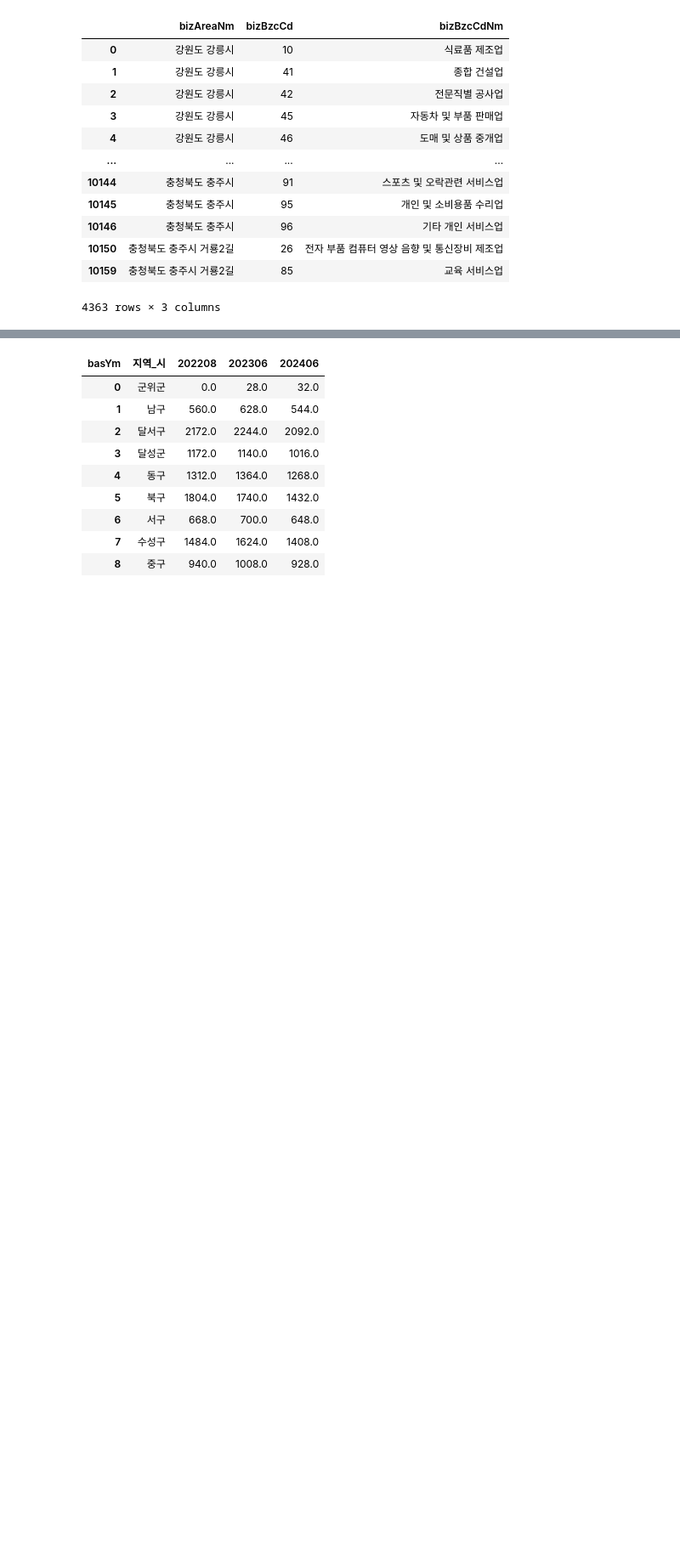
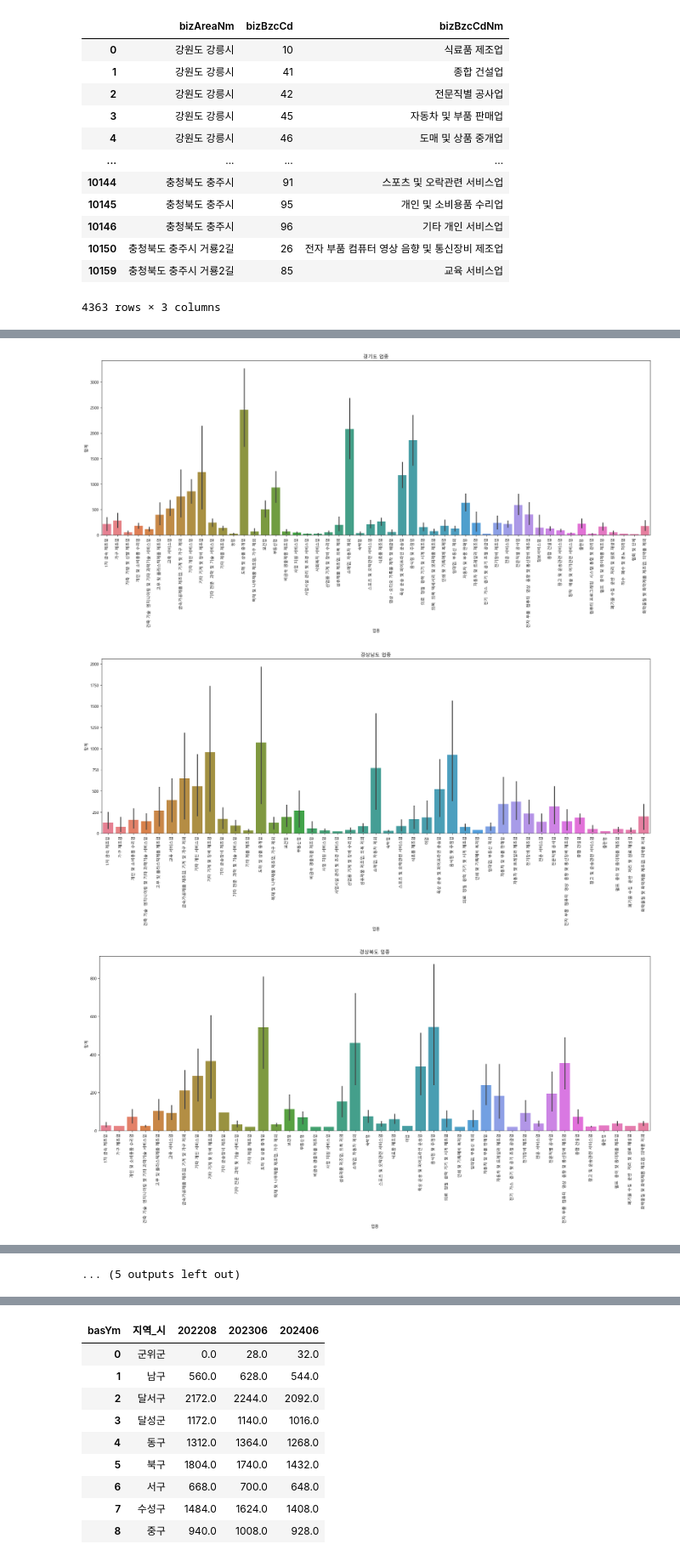
Before and after one commit to HYEIN-Huiren/analysis_soleProprietor, a Jupyter notebook: src/anal.ipynb, the cells around one changed output, grey strips where cells are left out. Shown at 85% size. Drawn from its saved outputs; the diff is of its cells as text; code cells hidden in the pictures; blank space fills up the shorter version.

```diff
--- a/src/anal.ipynb
+++ b/src/anal.ipynb
@@ -182,0 +210,2 @@ df # 도별로 우세업종 확인
+# %%
+df['year'] = df['basYm'] // 100
@@ -182,0 +240,2 @@ df # 도별로 우세업종 확인
+# %%
+df_2023 = df[df['year'] == 2023]
@@ -217,0 +307,16 @@ tmp.groupby(['basYm', 'bizBzcCd', 'bizBzcCdNm'])
+# %%
+for region in tmp['지역_도'].unique():
+    plt.figure(figsize=(20, 10))
+    sns.barplot(x='bizBzcCdNm', y='지역', hue='bizBzcCdNm', data=tmp[tmp['지역_도'] == region].sort_values(by='bizBzcCdNm'))
+    plt.xticks(rotation=90)
+    plt.title(f'{region} 업종')
+    plt.xlabel('업종')
+    plt.ylabel('합계')
+
+    # Show the plot
+    plt.tight_layout()
+    plt.show()
+# %% [output]
+[figure, added]
+[figure, added]
+[figure, added]
@@ -217,0 +332 @@ tmp.groupby(['basYm', 'bizBzcCd', 'bizBzcCdNm'])
+... (5 outputs left out)
```
Also changed, not shown: parts of 30 cells of this notebook, 1 other file.
